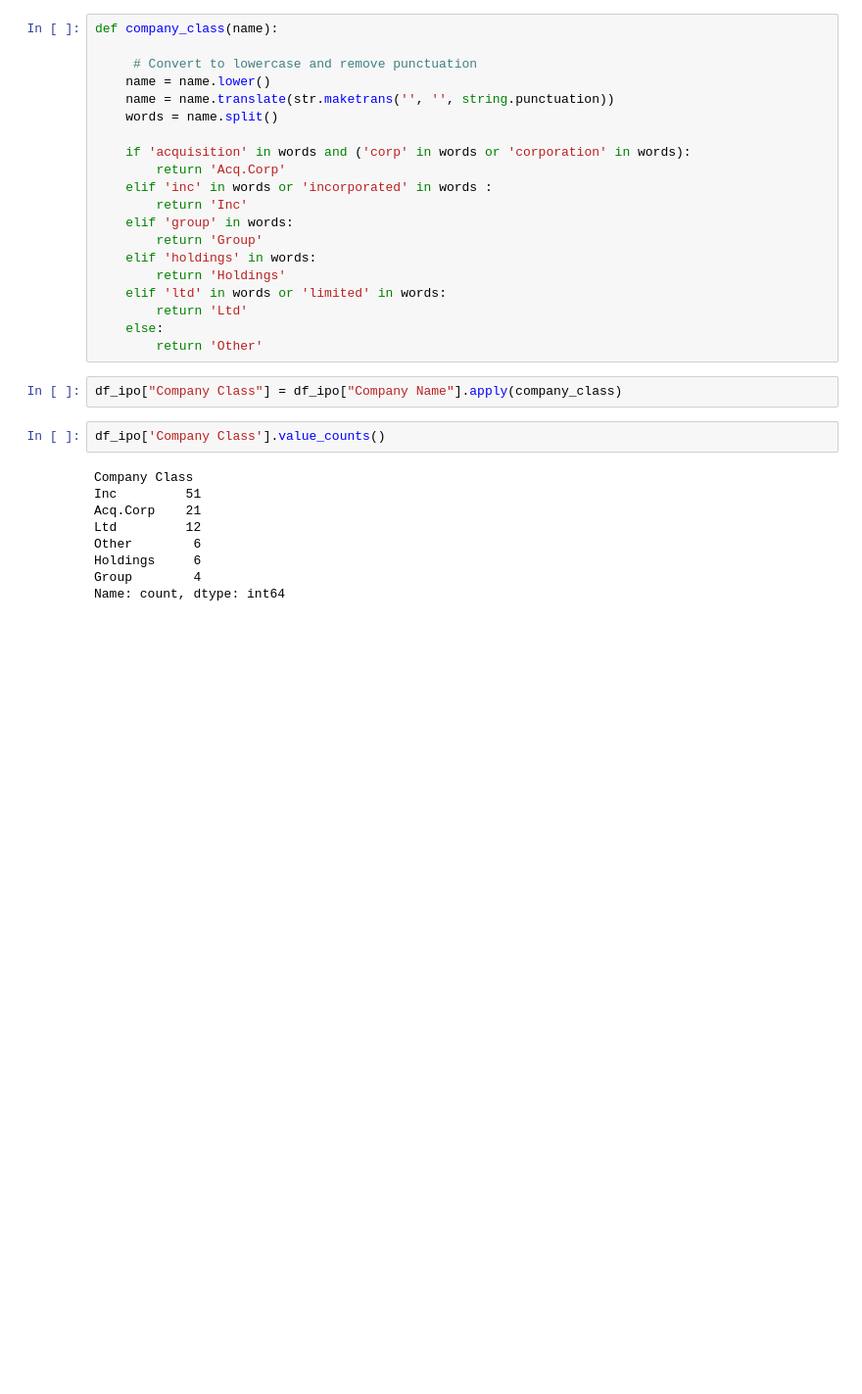
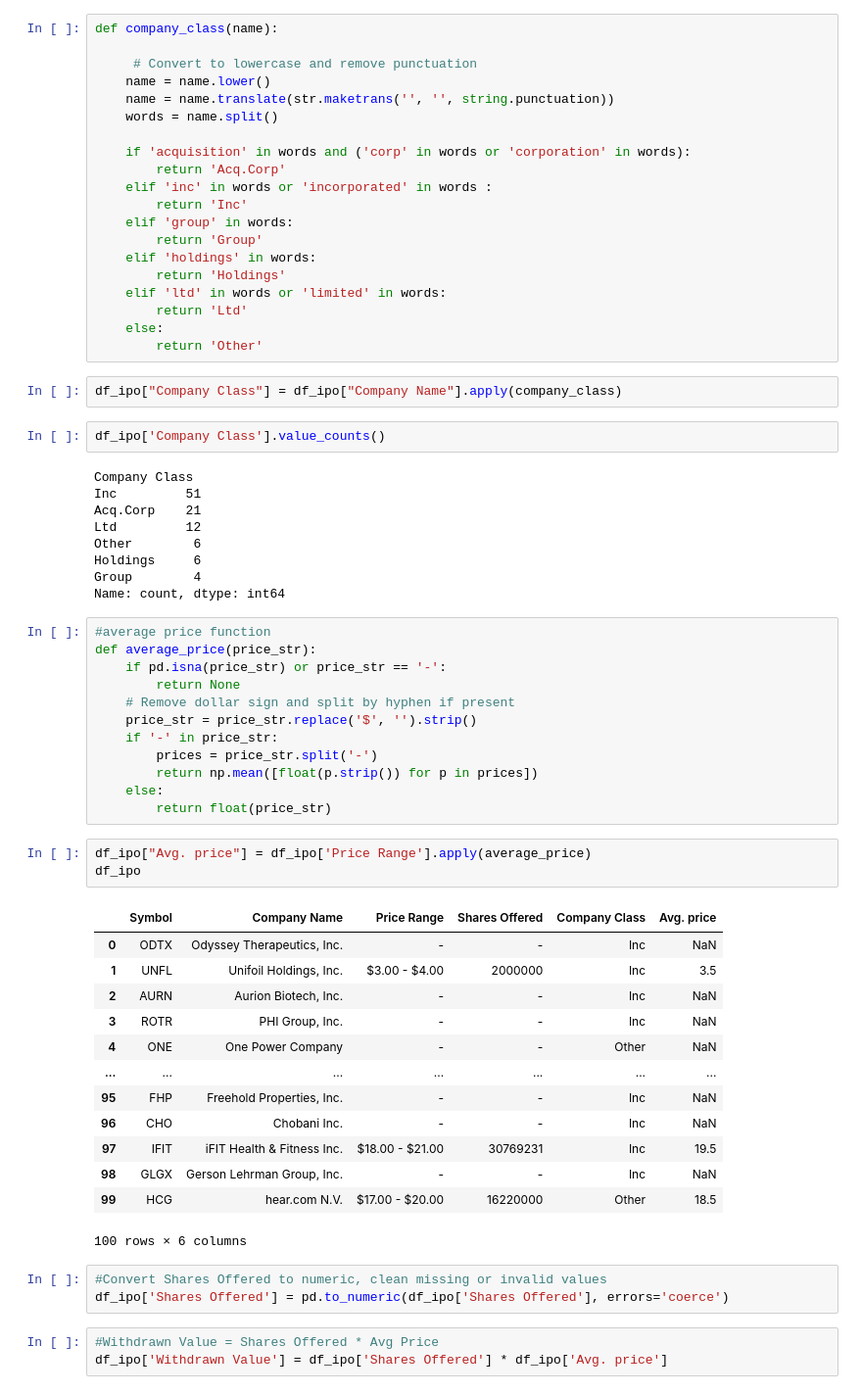
Before and after one commit to Kabalkina/stock_market_analytics_course, a Jupyter notebook: 02-dataframe-analysis/week2.ipynb, the cells around one changed output. Shown at 98% size. Saved outputs shown, nothing was run; the diff lists cells and outputs as text; blank space fills up the shorter version.

```diff
--- a/02-dataframe-analysis/week2.ipynb
+++ b/02-dataframe-analysis/week2.ipynb
@@ -70,3 +70,38 @@ Other        6
 Holdings     6
 Group        4
 Name: count, dtype: int64
+# %%
+#average price function
+def average_price(price_str):
+    if pd.isna(price_str) or price_str == '-':
+        return None
+    # Remove dollar sign and split by hyphen if present
+    price_str = price_str.replace('$', '').strip()
+    if '-' in price_str:
+        prices = price_str.split('-')
+        return np.mean([float(p.strip()) for p in prices])
+    else:
+        return float(price_str)
+# %%
+df_ipo["Avg. price"] = df_ipo['Price Range'].apply(average_price)
+df_ipo
+# %% [output]
+|  | Symbol | Company Name | Price Range | Shares Offered | Company Class | Avg. price |
+| 0 | ODTX | Odyssey Therapeutics, Inc. | - | - | Inc | NaN |
+| 1 | UNFL | Unifoil Holdings, Inc. | $3.00 - $4.00 | 2000000 | Inc | 3.5 |
+| 2 | AURN | Aurion Biotech, Inc. | - | - | Inc | NaN |
+| 3 | ROTR | PHI Group, Inc. | - | - | Inc | NaN |
+| 4 | ONE | One Power Company | - | - | Other | NaN |
+| ... | ... | ... | ... | ... | ... | ... |
+| 95 | FHP | Freehold Properties, Inc. | - | - | Inc | NaN |
+| 96 | CHO | Chobani Inc. | - | - | Inc | NaN |
+| 97 | IFIT | iFIT Health & Fitness Inc. | $18.00 - $21.00 | 30769231 | Inc | 19.5 |
+| 98 | GLGX | Gerson Lehrman Group, Inc. | - | - | Inc | NaN |
+| 99 | HCG | hear.com N.V. | $17.00 - $20.00 | 16220000 | Other | 18.5 |
+100 rows × 6 columns
+# %%
+#Convert Shares Offered to numeric, clean missing or invalid values
+df_ipo['Shares Offered'] = pd.to_numeric(df_ipo['Shares Offered'], errors='coerce')
+# %%
+#Withdrawn Value = Shares Offered * Avg Price
+df_ipo['Withdrawn Value'] = df_ipo['Shares Offered'] * df_ipo['Avg. price']
```
Also changed, not shown: parts of 18 cells of this notebook.
